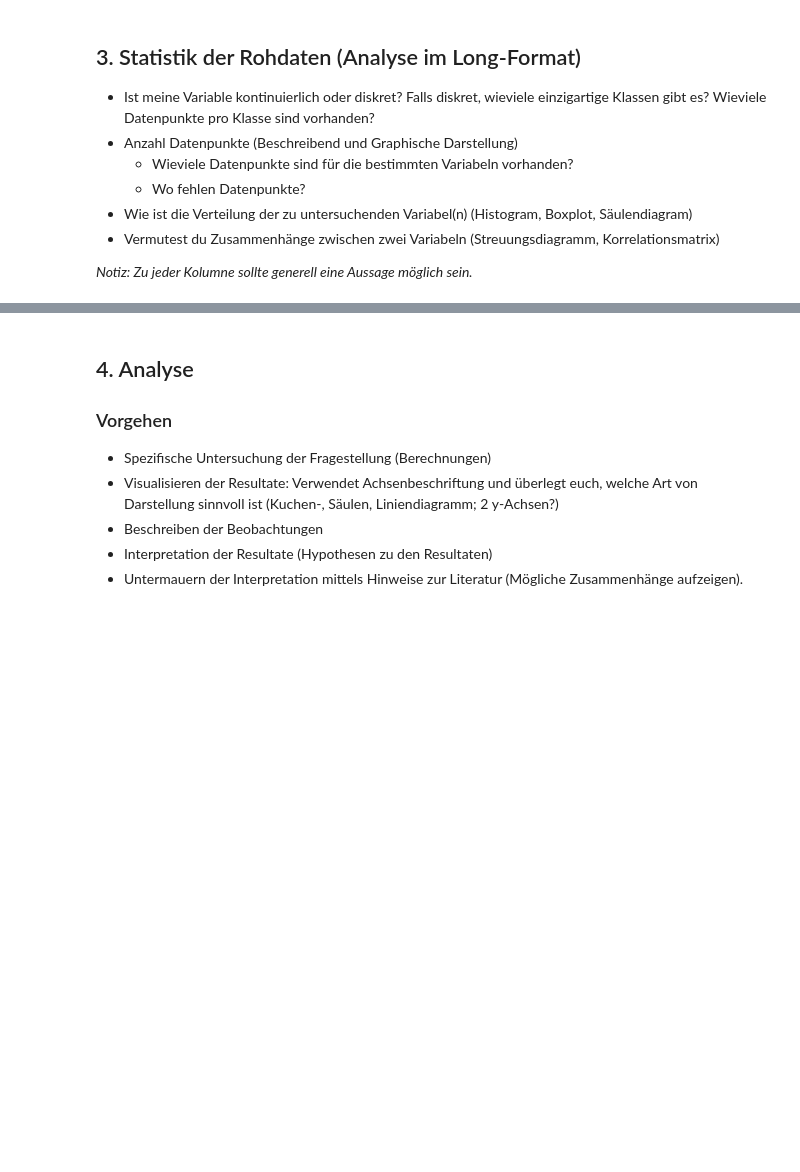
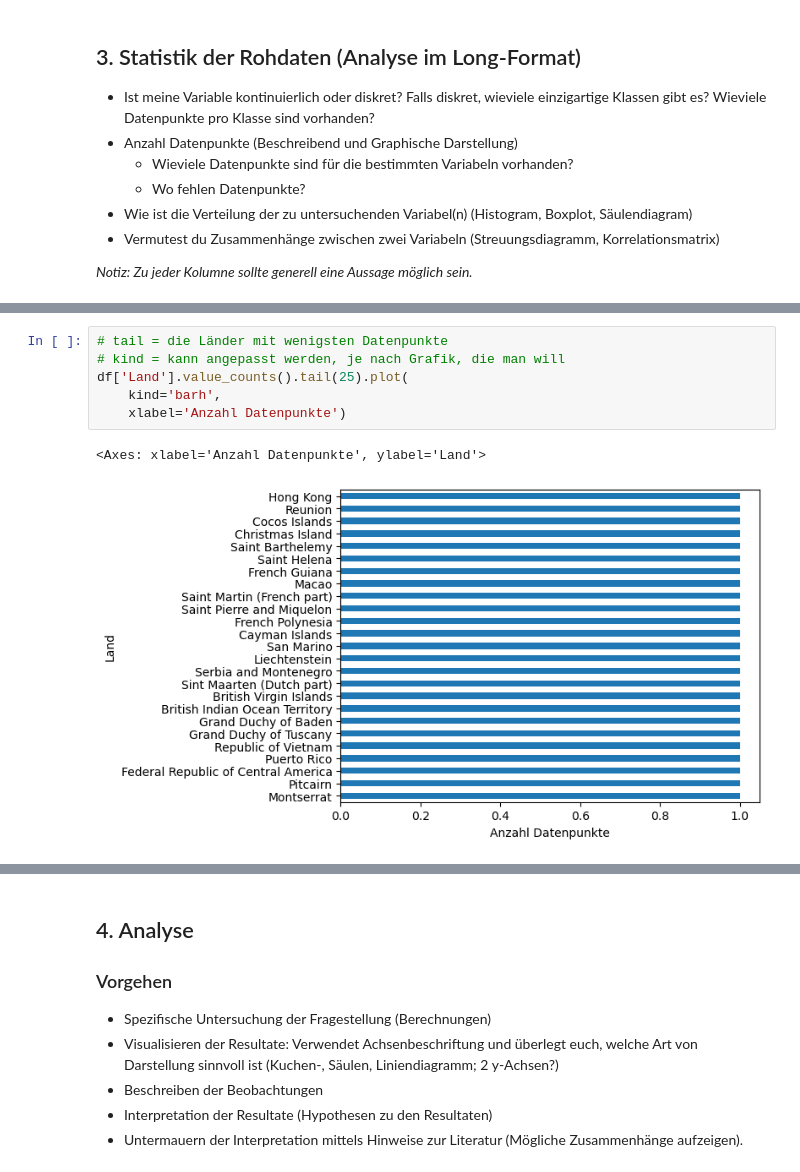
Before and after one commit to Hirnfresser/Leistungsnachweis_Phyton, a Jupyter notebook: Grundgerüst_Leistungsnachweis.ipynb, the cells around one changed output, grey strips where cells are left out. Cells and saved outputs as stored; diff of their text form; blank space fills up the shorter version.

Commit message:
Rohdaten Analyse bis Grafik mit Anzahl Grafikpunkten

```diff
--- a/Grundgerüst_Leistungsnachweis.ipynb
+++ b/Grundgerüst_Leistungsnachweis.ipynb
@@ -147,0 +170,9 @@ df_pivot.head()
+# %%
+# tail = die Länder mit wenigsten Datenpunkte
+# kind = kann angepasst werden, je nach Grafik, die man will
+df['Land'].value_counts().tail(25).plot(
+    kind='barh',
+    xlabel='Anzahl Datenpunkte')
+# %% [output]
+<Axes: xlabel='Anzahl Datenpunkte', ylabel='Land'>
+[figure, added]
```
Also changed, not shown: parts of 4 cells of this notebook, 1 other file.
